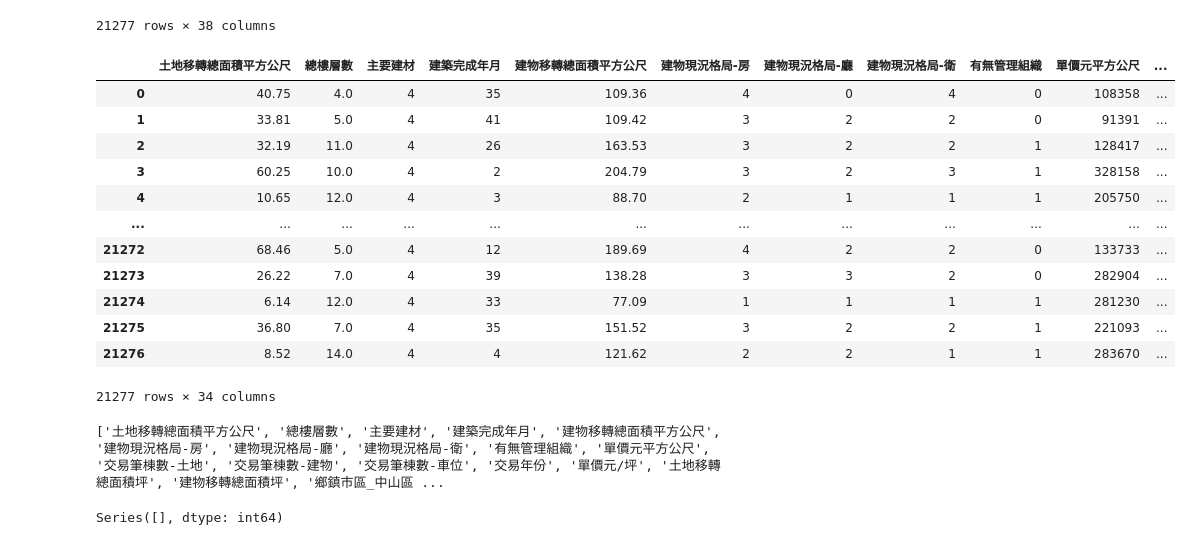
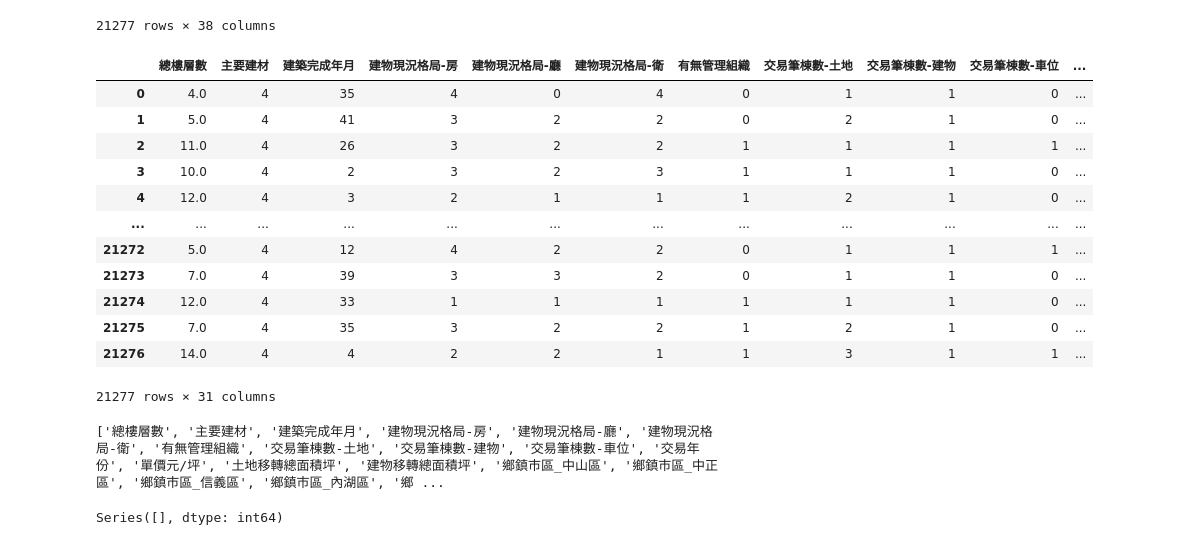
Before and after one commit to gilbert83416/NTUT_Final_Project, a Jupyter notebook: NTUT_HousePrice_Regression.ipynb, the cells around one changed output. Drawn from its saved outputs; the diff is of its cells as text; code cells hidden in the pictures.

```diff
--- a/NTUT_HousePrice_Regression.ipynb
+++ b/NTUT_HousePrice_Regression.ipynb
@@ -28,31 +28,32 @@ data
 # %%
 data = data.drop(['Unnamed: 0'], axis=1)
 data = data.drop(['土地區段位置建物區段門牌'], axis=1)
 data = data.drop(['編號'], axis=1)
 data = data.drop(['總價元'], axis=1)
-data['土地移轉總面積坪'] = data['土地移轉總面積平方公尺'].astype(int)
-data['建物移轉總面積坪'] = data['建物移轉總面積平方公尺'].astype(int)
+data = data.drop(['土地移轉總面積平方公尺'], axis=1)
+data = data.drop(['建物移轉總面積平方公尺'], axis=1)
+data = data.drop(['單價元平方公尺'], axis=1)
 data
 # %% [output]
-|  | 土地移轉總面積平方公尺 | 總樓層數 | 主要建材 | 建築完成年月 | 建物移轉總面積平方公尺 | 建物現況格局-房 | 建物現況格局-廳 | 建物現況格局-衛 | 有無管理組織 | 單價元平方公尺 | ... |
-| 0 | 40.75 | 4.0 | 4 | 35 | 109.36 | 4 | 0 | 4 | 0 | 108358 | ... |
-| 1 | 33.81 | 5.0 | 4 | 41 | 109.42 | 3 | 2 | 2 | 0 | 91391 | ... |
-| 2 | 32.19 | 11.0 | 4 | 26 | 163.53 | 3 | 2 | 2 | 1 | 128417 | ... |
-| 3 | 60.25 | 10.0 | 4 | 2 | 204.79 | 3 | 2 | 3 | 1 | 328158 | ... |
-| 4 | 10.65 | 12.0 | 4 | 3 | 88.70 | 2 | 1 | 1 | 1 | 205750 | ... |
+|  | 總樓層數 | 主要建材 | 建築完成年月 | 建物現況格局-房 | 建物現況格局-廳 | 建物現況格局-衛 | 有無管理組織 | 交易筆棟數-土地 | 交易筆棟數-建物 | 交易筆棟數-車位 | ... |
+| 0 | 4.0 | 4 | 35 | 4 | 0 | 4 | 0 | 1 | 1 | 0 | ... |
+| 1 | 5.0 | 4 | 41 | 3 | 2 | 2 | 0 | 2 | 1 | 0 | ... |
+| 2 | 11.0 | 4 | 26 | 3 | 2 | 2 | 1 | 1 | 1 | 1 | ... |
+| 3 | 10.0 | 4 | 2 | 3 | 2 | 3 | 1 | 1 | 1 | 0 | ... |
+| 4 | 12.0 | 4 | 3 | 2 | 1 | 1 | 1 | 2 | 1 | 0 | ... |
 | ... | ... | ... | ... | ... | ... | ... | ... | ... | ... | ... | ... |
-| 21272 | 68.46 | 5.0 | 4 | 12 | 189.69 | 4 | 2 | 2 | 0 | 133733 | ... |
-| 21273 | 26.22 | 7.0 | 4 | 39 | 138.28 | 3 | 3 | 2 | 0 | 282904 | ... |
-| 21274 | 6.14 | 12.0 | 4 | 33 | 77.09 | 1 | 1 | 1 | 1 | 281230 | ... |
-| 21275 | 36.80 | 7.0 | 4 | 35 | 151.52 | 3 | 2 | 2 | 1 | 221093 | ... |
-| 21276 | 8.52 | 14.0 | 4 | 4 | 121.62 | 2 | 2 | 1 | 1 | 283670 | ... |
+| 21272 | 5.0 | 4 | 12 | 4 | 2 | 2 | 0 | 1 | 1 | 1 | ... |
+| 21273 | 7.0 | 4 | 39 | 3 | 3 | 2 | 0 | 1 | 1 | 0 | ... |
+| 21274 | 12.0 | 4 | 33 | 1 | 1 | 1 | 1 | 1 | 1 | 0 | ... |
+| 21275 | 7.0 | 4 | 35 | 3 | 2 | 2 | 1 | 2 | 1 | 0 | ... |
+| 21276 | 14.0 | 4 | 4 | 2 | 2 | 1 | 1 | 3 | 1 | 1 | ... |
-21277 rows × 34 columns
+21277 rows × 31 columns
 # %%
 s = data.isnull().sum()
 s[s>0].sort_values(ascending = False)
 print(list(data.columns))
 # %% [output]
-['土地移轉總面積平方公尺', '總樓層數', '主要建材', '建築完成年月', '建物移轉總面積平方公尺', '建物現況格局-房', '建物現況格局-廳', '建物現況格局-衛', '有無管理組織', '單價元平方公尺', '交易筆棟數-土地', '交易筆棟數-建物', '交易筆棟數-車位', '交易年份', '單價元/坪', '土地移轉總面積坪', '建物移轉總面積坪', '鄉鎮市區_中山區 ...
+['總樓層數', '主要建材', '建築完成年月', '建物現況格局-房', '建物現況格局-廳', '建物現況格局-衛', '有無管理組織', '交易筆棟數-土地', '交易筆棟數-建物', '交易筆棟數-車位', '交易年份', '單價元/坪', '土地移轉總面積坪', '建物移轉總面積坪', '鄉鎮市區_中山區', '鄉鎮市區_中正區', '鄉鎮市區_信義區', '鄉鎮市區_內湖區', '鄉 ...
 # %%
 data["總樓層數"] = data["總樓層數"].fillna('1')
 s = data.isnull().sum()
```
Also changed, not shown: parts of 2 cells of this notebook.
